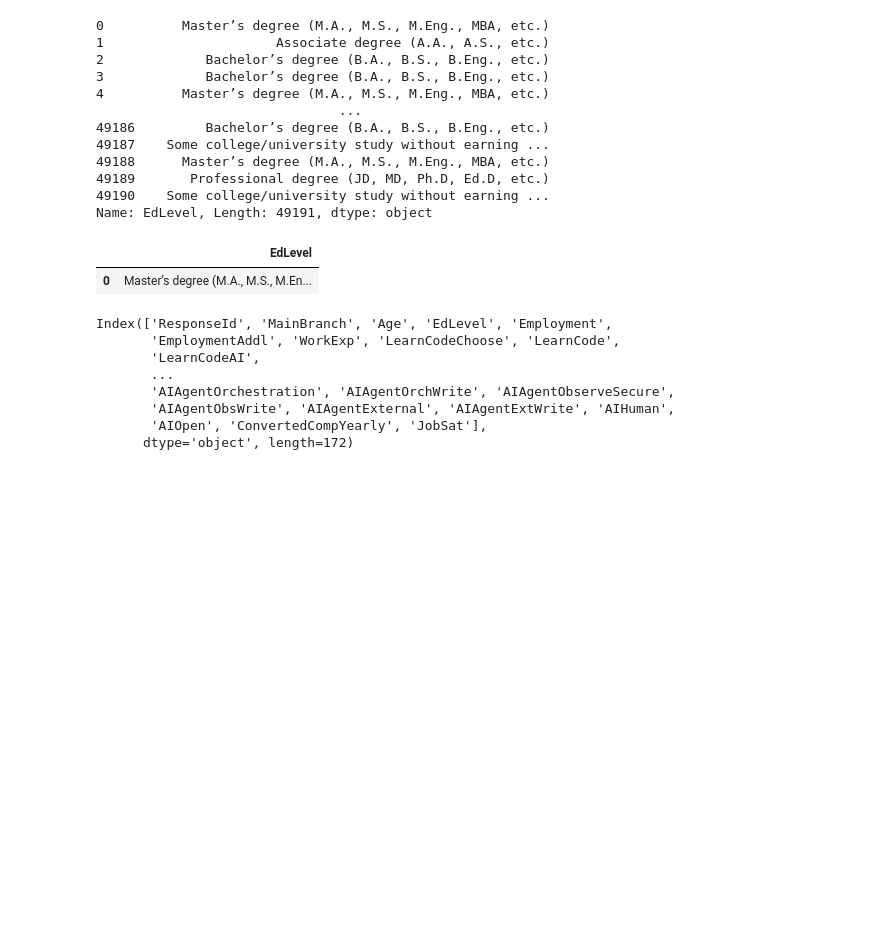
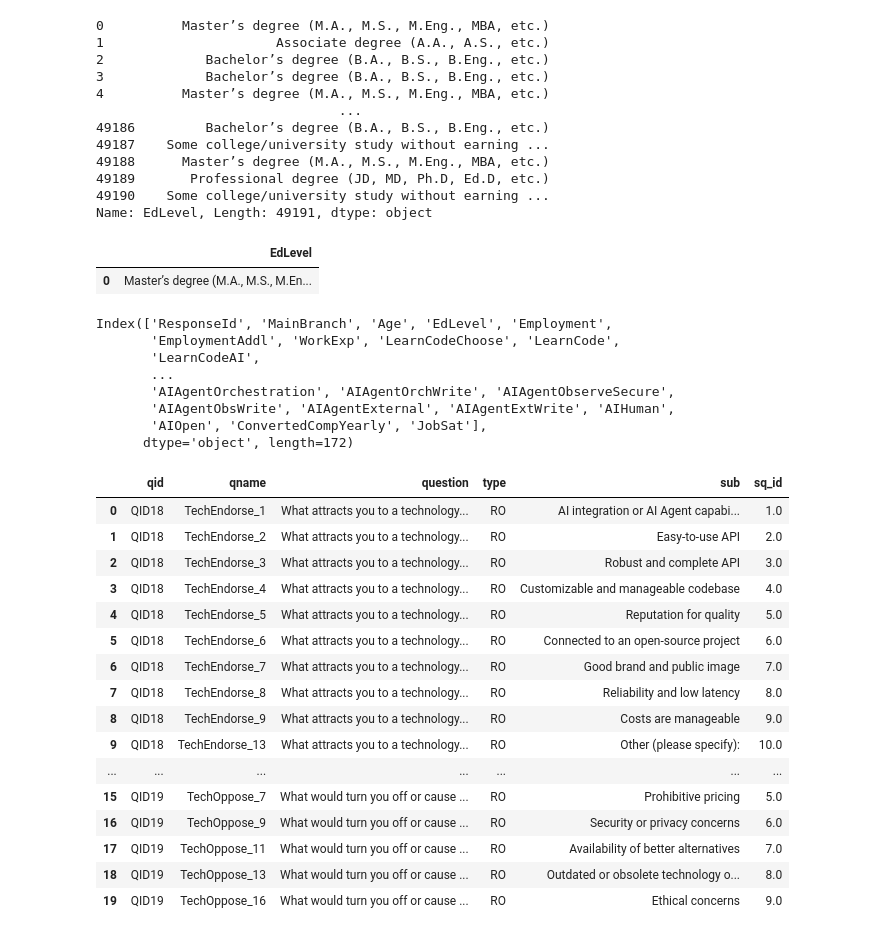
Before and after one commit to CaseyKiiza2026/ml-learning, a Jupyter notebook: week1_pandas/pandas_practice.ipynb, the cells around one changed output. Cells and saved outputs as stored; diff of their text form; code cells hidden in the pictures; blank space fills up the shorter version.

```diff
--- a/week1_pandas/pandas_practice.ipynb
+++ b/week1_pandas/pandas_practice.ipynb
@@ -51,4 +51,22 @@ Index(['ResponseId', 'MainBranch', 'Age', 'EdLevel', 'Employment',
        'AIOpen', 'ConvertedCompYearly', 'JobSat'],
       dtype='object', length=172)
 # %%
-df.loc[
+schema_df.head(20)
+# %% [output]
+|  | qid | qname | question | type | sub | sq_id |
+| 0 | QID18 | TechEndorse_1 | What attracts you to a technology... | RO | AI integration or AI Agent capabi... | 1.0 |
+| 1 | QID18 | TechEndorse_2 | What attracts you to a technology... | RO | Easy-to-use API | 2.0 |
+| 2 | QID18 | TechEndorse_3 | What attracts you to a technology... | RO | Robust and complete API | 3.0 |
+| 3 | QID18 | TechEndorse_4 | What attracts you to a technology... | RO | Customizable and manageable codebase | 4.0 |
+| 4 | QID18 | TechEndorse_5 | What attracts you to a technology... | RO | Reputation for quality | 5.0 |
+| 5 | QID18 | TechEndorse_6 | What attracts you to a technology... | RO | Connected to an open-source project | 6.0 |
+| 6 | QID18 | TechEndorse_7 | What attracts you to a technology... | RO | Good brand and public image | 7.0 |
+| 7 | QID18 | TechEndorse_8 | What attracts you to a technology... | RO | Reliability and low latency | 8.0 |
+| 8 | QID18 | TechEndorse_9 | What attracts you to a technology... | RO | Costs are manageable | 9.0 |
+| 9 | QID18 | TechEndorse_13 | What attracts you to a technology... | RO | Other (please specify): | 10.0 |
+| ... | ... | ... | ... | ... | ... | ... |
+| 15 | QID19 | TechOppose_7 | What would turn you off or cause ... | RO | Prohibitive pricing | 5.0 |
+| 16 | QID19 | TechOppose_9 | What would turn you off or cause ... | RO | Security or privacy concerns | 6.0 |
+| 17 | QID19 | TechOppose_11 | What would turn you off or cause ... | RO | Availability of better alternatives | 7.0 |
+| 18 | QID19 | TechOppose_13 | What would turn you off or cause ... | RO | Outdated or obsolete technology o... | 8.0 |
+| 19 | QID19 | TechOppose_16 | What would turn you off or cause ... | RO | Ethical concerns | 9.0 |
```
Also changed, not shown: parts of 11 cells of this notebook, 3 other files.
